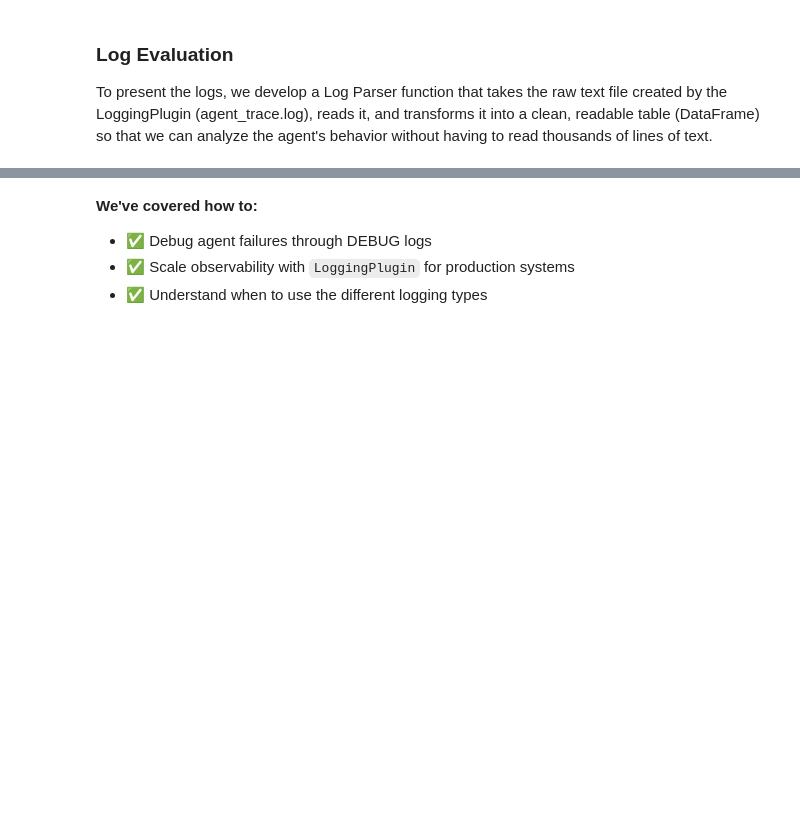
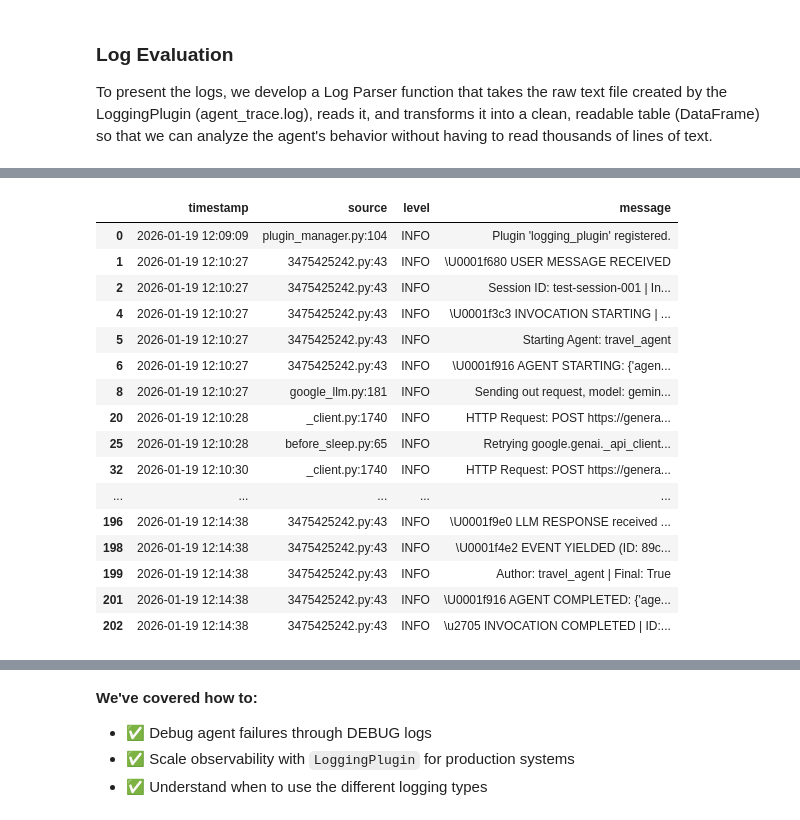
Before and after one commit to BetikuOluwatobi/google-genai-agents-course, a Jupyter notebook: notebooks/agent-observability-with-plugins.ipynb, the cells around one changed output, grey strips where cells are left out. Drawn from its saved outputs; the diff is of its cells as text; code cells hidden in the pictures; blank space fills up the shorter version.

Commit message:
completed phase evaluation for agent-observability-with-plugins

```diff
--- a/notebooks/agent-observability-with-plugins.ipynb
+++ b/notebooks/agent-observability-with-plugins.ipynb
@@ -731,0 +732,20 @@ display(display_df[display_df["level"]=="ERROR"])
+# %%
+display(display_df[display_df["level"]=="INFO"])
+# %% [output]
+|  | timestamp | source | level | message |
+| 0 | 2026-01-19 12:09:09 | plugin_manager.py:104 | INFO | Plugin 'logging_plugin' registered. |
+| 1 | 2026-01-19 12:10:27 | 3475425242.py:43 | INFO | \U0001f680 USER MESSAGE RECEIVED |
+| 2 | 2026-01-19 12:10:27 | 3475425242.py:43 | INFO | Session ID: test-session-001 | In... |
+| 4 | 2026-01-19 12:10:27 | 3475425242.py:43 | INFO | \U0001f3c3 INVOCATION STARTING | ... |
+| 5 | 2026-01-19 12:10:27 | 3475425242.py:43 | INFO | Starting Agent: travel_agent |
+| 6 | 2026-01-19 12:10:27 | 3475425242.py:43 | INFO | \U0001f916 AGENT STARTING: {'agen... |
+| 8 | 2026-01-19 12:10:27 | google_llm.py:181 | INFO | Sending out request, model: gemin... |
+| 20 | 2026-01-19 12:10:28 | _client.py:1740 | INFO | HTTP Request: POST https://genera... |
+| 25 | 2026-01-19 12:10:28 | before_sleep.py:65 | INFO | Retrying google.genai._api_client... |
+| 32 | 2026-01-19 12:10:30 | _client.py:1740 | INFO | HTTP Request: POST https://genera... |
+| ... | ... | ... | ... | ... |
+| 196 | 2026-01-19 12:14:38 | 3475425242.py:43 | INFO | \U0001f9e0 LLM RESPONSE received ... |
+| 198 | 2026-01-19 12:14:38 | 3475425242.py:43 | INFO | \U0001f4e2 EVENT YIELDED (ID: 89c... |
+| 199 | 2026-01-19 12:14:38 | 3475425242.py:43 | INFO | Author: travel_agent | Final: True |
+| 201 | 2026-01-19 12:14:38 | 3475425242.py:43 | INFO | \U0001f916 AGENT COMPLETED: {'age... |
+| 202 | 2026-01-19 12:14:38 | 3475425242.py:43 | INFO | \u2705 INVOCATION COMPLETED | ID:... |
```
Also changed, not shown: parts of 4 cells of this notebook.
